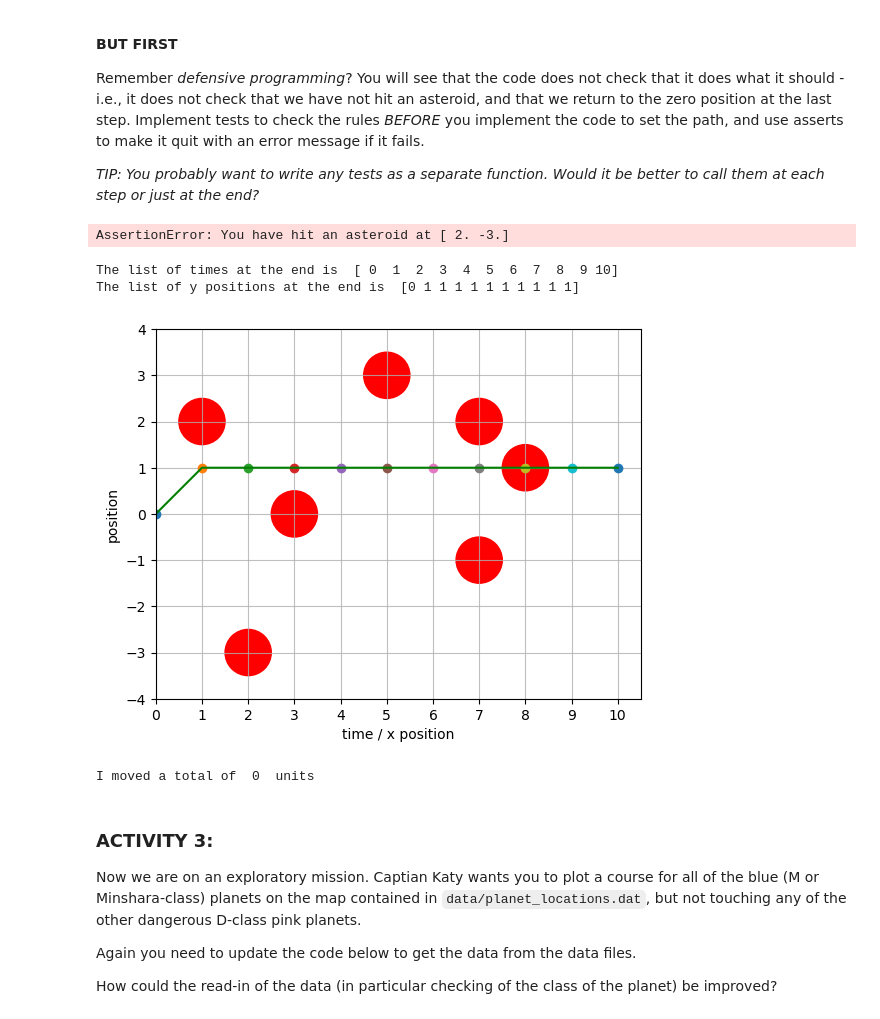
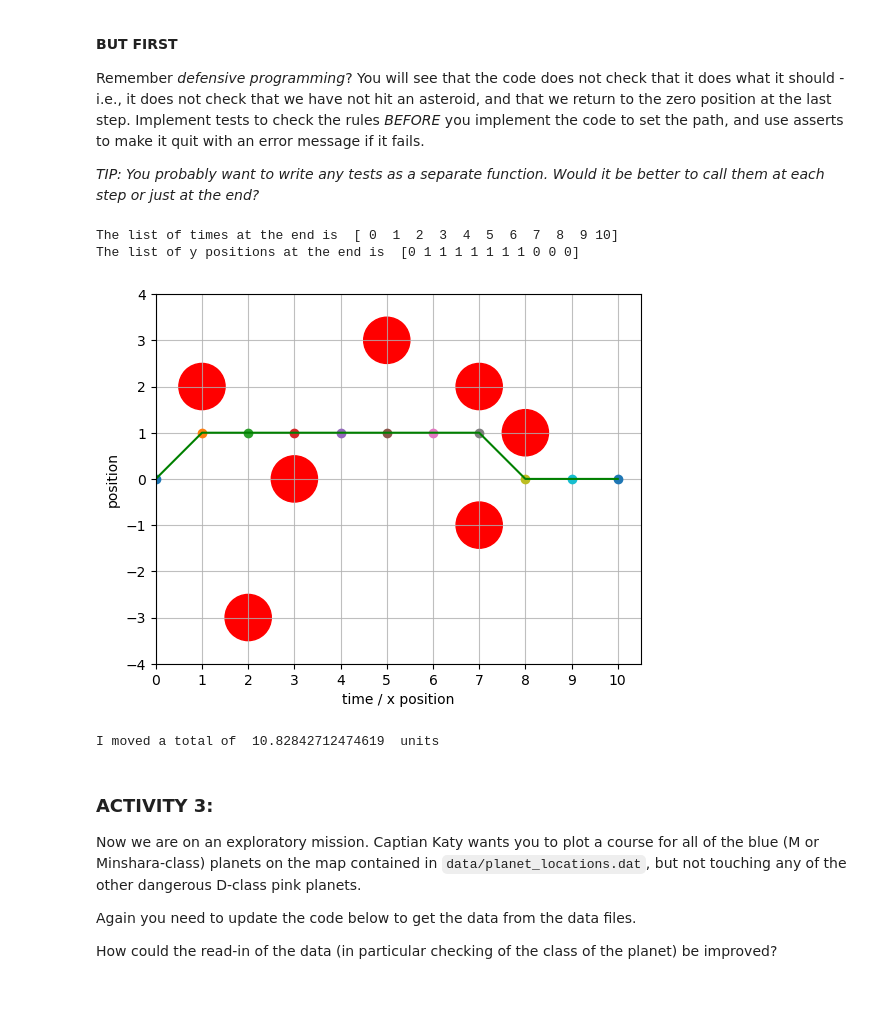
Before and after one commit to VeatrikiVas/TopicsInSciComp, a Jupyter notebook: Notebooks/Week2_LabExercises.ipynb, the cells around one changed output. Cells and saved outputs as stored; diff of their text form; code cells hidden in the pictures.

```diff
--- a/Notebooks/Week2_LabExercises.ipynb
+++ b/Notebooks/Week2_LabExercises.ipynb
@@ -107,12 +109,14 @@ def test_final_position(a_list_of_y_positions):
 def test_avoiding_asteroids(a_list_of_times, a_list_of_y_positions):
     asteroid_locations=np.loadtxt("data/asteroid_locations.dat")
 
+    # This one just tests we are avoiding the asteroids at the integer locations
     for iloc, location in enumerate(asteroid_locations):
         for ix, x_position in enumerate(a_list_of_times):
             distance_to_asteroid = np.sqrt((location[0] - x_position)**2.0 + (location[1] - a_list_of_y_positions[ix])**2.0)
             message = 'You have hit an asteroid at ' + str(location)
             assert distance_to_asteroid>0.5, message
 
+    # this one does the harder case of actually making sure the lines don't cross the spheres
     for iloc, location in enumerate(asteroid_locations):
         for ix, x_positions in enumerate(a_list_of_times):
             if ix>0:
@@ -126,9 +130,8 @@ def test_avoiding_asteroids(a_list_of_times, a_list_of_y_positions):
                 m_line = (y2-y1)/(x1-x2)
                 c_line = y1-m_line*x1
 
-                # The line that intersects perpendicularly
-                # Treat the special case of zero gradient
-                # (Note that we can never have a vertical line as we always need to move forward
+                # The line that intersects perpendicularly (at an angle on 90degrees)
+                # Treat the special case of zero gradient (Note that we can never have a vertical line as we always need to move forward
                 if (m_line == 0.0) :
                     x_intersect = x_asteroid
                     y_intersect = y2
@@ -160,14 +163,3 @@ def test_avoiding_asteroids(a_list_of_times, a_list_of_y_positions):
 #broken_list_of_y_positions = np.array([0, -1, -3, 1, 0, 0, 0, 0, 0, 0, 0])
 #initial_list_of_times = np.array([0, 1, 2, 3, 4, 5, 6, 7, 8, 9, 10])
 #test_avoiding_asteroids(initial_list_of_times, broken_list_of_y_positions)
-
-# Function for calculating the distance travelled
-def calculate_distance_travelled(a_list_of_times, a_list_of_y_positions) :
-    distance_travelled = 0
-    for ix, x_position in enumerate(a_list_of_times) :
-        if ix > 0 :
-            distance_travelled += np.sqrt((a_list_of_times[ix-1] - a_list_of_times[ix])**2.0
-                                         +(a_list_of_y_positions[ix-1] - a_list_of_y_positions[ix])**2.0)
-    return distance_travelled
-# %% [output]
-AssertionError: You have hit an asteroid at [ 2. -3.]
@@ -174,6 +175,6 @@ AssertionError: You have hit an asteroid at [ 2. -3.]
 # %%
 # Plot again the asteroid field, so that we can plot the path on top of it
-# plt.ion() # Make the plotting interactive so we can update the path as we fly
+plt.ion() # Make the plotting interactive so we can update the path as we fly
 fig = plt.figure()
 ax1 = plt.gcf().gca() #this stands for get current figure, get current axis
 plot_asteroid_field(ax1)
@@ -181,6 +182,9 @@ plot_asteroid_field(ax1)
 # go through the list of times, where index is the index within the
 # list, and time_now is the entry at that index
 for index, time_now in enumerate(list_of_times) :
+
+    # The if segment below defines what the step size is and
+    # takes that step and adds it to the previous location
 
     # the list of things to do when at a certain time starts with an 'if'
     # start with time is zero, we start at position 0
@@ -196,37 +200,55 @@ for index, time_now in enumerate(list_of_times) :
 
     # UPDATE ME!
     # Add more else if options here to cover all the times you need to move the ship
     # (Try to make this as minimal as possible, rather than writing one elif statement
     # per time step)
+    elif (time_now == 8):
+        step_size = -1
+        # moving y position by the step size
+        list_of_y_positions[index] = list_of_y_positions[index - 1] + step_size
+
+    # if the time is equal to to the last element
+    elif (time_now == np.size(list_of_y_positions) - 1) :
+        # move back to the start in one timestep
+        step_size = - list_of_y_positions[index - 1]
 
     # finally, give the default option for all other cases using 'else'
     else :
         # nothing happens at other times
         step_size = 0
         # moving y position by the step size
         list_of_y_positions[index] = list_of_y_positions[index - 1] + step_size
 
+    # this code creates the dots that mark the path followed
     position_now = list_of_y_positions[index]
     plt.plot(time_now, position_now, 'o')
     #plt.pause(0.3) # This pause just slows down the plotting so it looks nicer
 
+    #Impose the tests
+    test_y_movement_is_integer(list_of_y_positions)
+    test_x_movement_not_change(list_of_times)
+
 print("The list of times at the end is ", list_of_times)
 print("The list of y positions at the end is ", list_of_y_positions)
 
+test_final_position(list_of_y_positions)
+test_avoiding_asteroids(list_of_times, list_of_y_positions)
+
+# this code adds the line that connects the dots in the graph
 plt.plot(list_of_times, list_of_y_positions, 'g-')
 plt.show()
 
 # Uncomment to save the figure
 # plt.savefig("flight_path.png")
 
 # Print out some information
-total_distance_moved = 0 # UPDATE ME!
+total_distance_moved = calculate_distance_travelled(list_of_times, list_of_y_positions) # UPDATE ME!
 print("I moved a total of ", total_distance_moved, " units")
 # %% [output]
 The list of times at the end is  [ 0  1  2  3  4  5  6  7  8  9 10]
-The list of y positions at the end is  [0 1 1 1 1 1 1 1 1 1 1]
+The list of y positions at the end is  [0 1 1 1 1 1 1 1 0 0 0]
-[figure, old version]
+[figure, new version]
-I moved a total of  0  units
+I moved a total of  10.82842712474619  units
 # %% [markdown]
 ### ACTIVITY 3:
 
```
Also changed, not shown: parts of 7 cells of this notebook.
